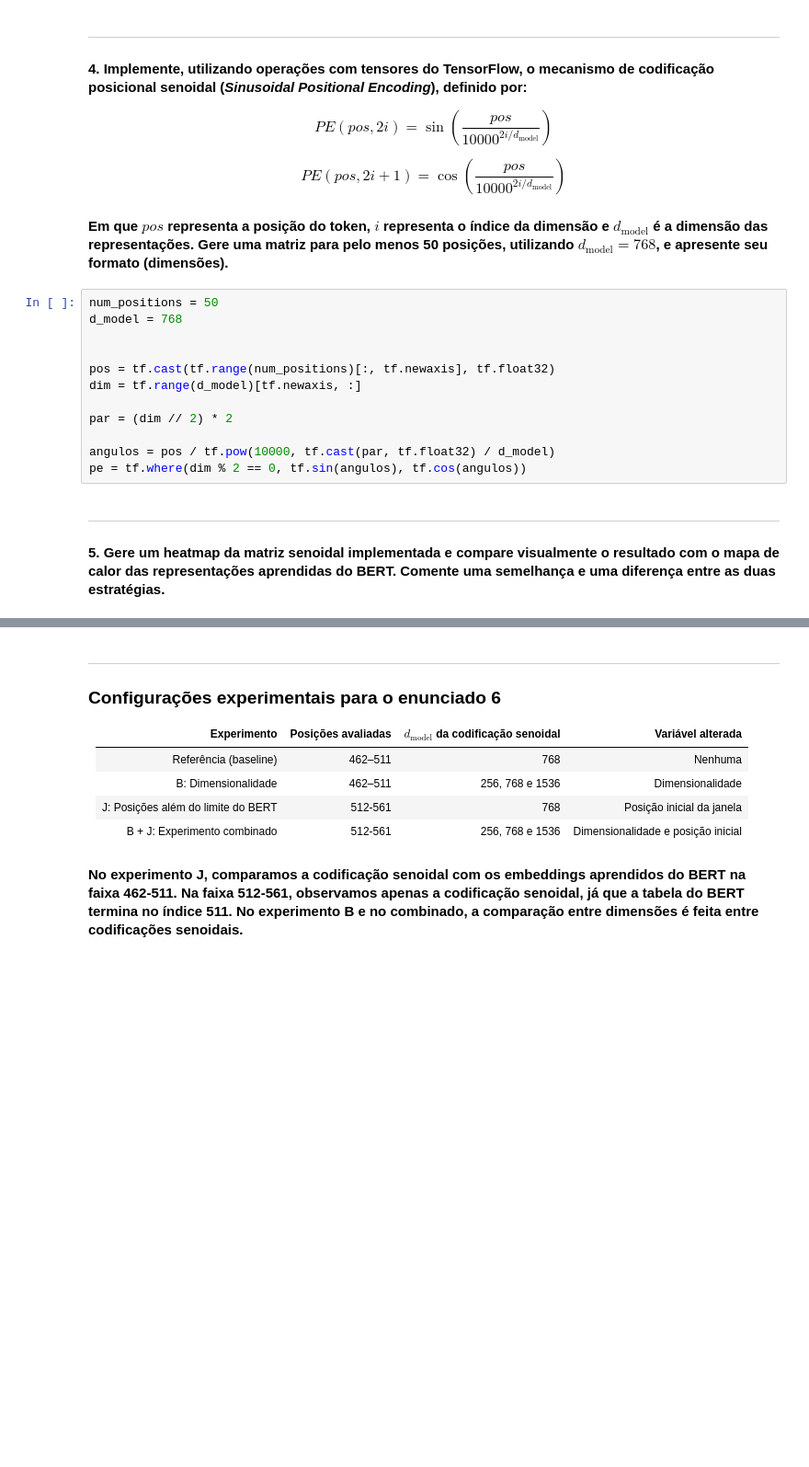
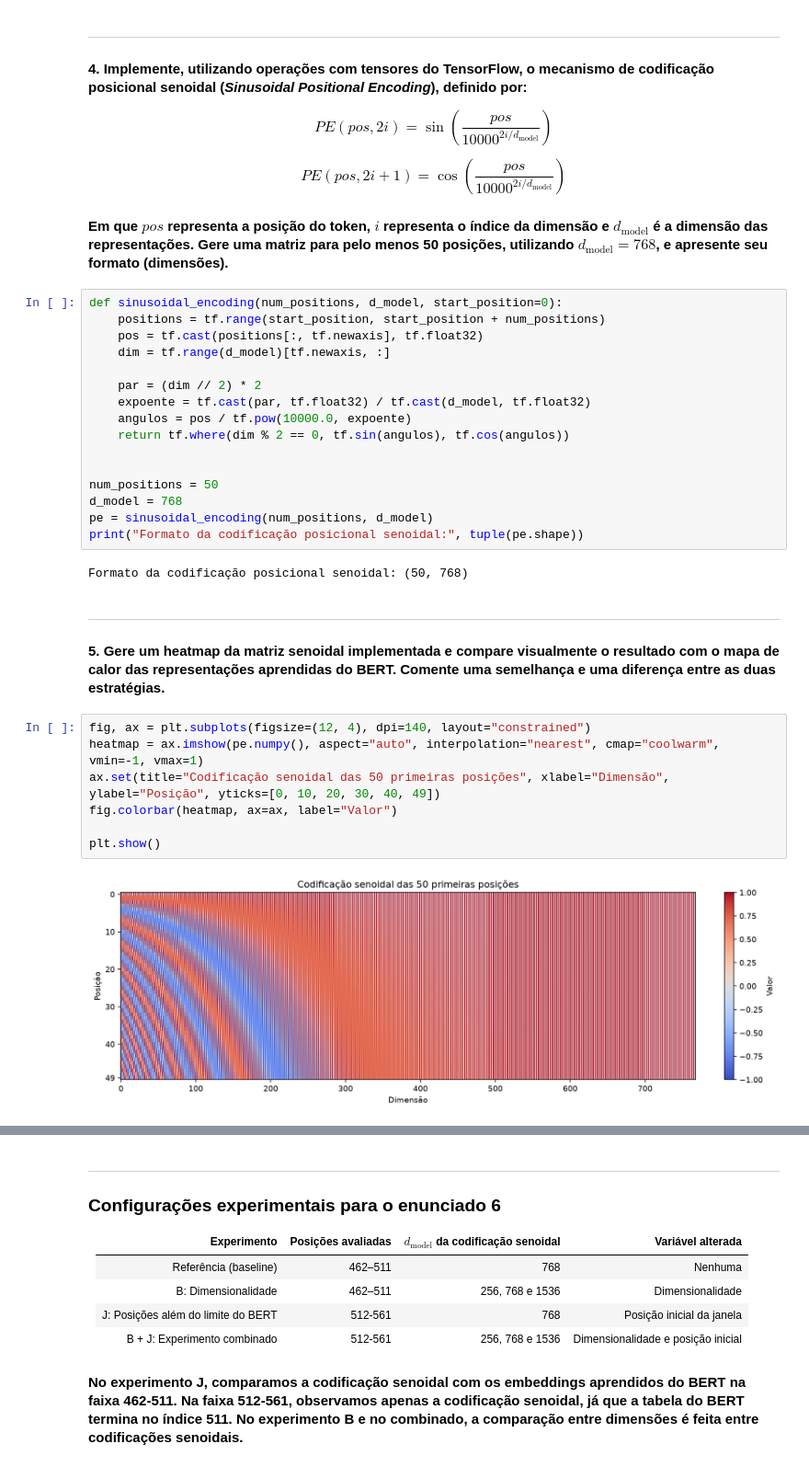
Before and after one commit to gabrielrech06/t3-deeplearning, a Jupyter notebook: trabalho_3.ipynb, the cells around one changed output, grey strips where cells are left out. Shown at 92% size. Saved outputs shown, nothing was run; the diff lists cells and outputs as text; blank space fills up the shorter version.

```diff
--- a/trabalho_3.ipynb
+++ b/trabalho_3.ipynb
@@ -256,21 +225,36 @@ $$
 
 #### Em que $pos$ representa a posição do token, $i$ representa o índice da dimensão e $d_{\mathrm{model}}$ é a dimensão das representações. Gere uma matriz para pelo menos 50 posições, utilizando $d_{\mathrm{model}} = 768$, e apresente seu formato (dimensões).
 # %%
+def sinusoidal_encoding(num_positions, d_model, start_position=0):
+    positions = tf.range(start_position, start_position + num_positions)
+    pos = tf.cast(positions[:, tf.newaxis], tf.float32)
+    dim = tf.range(d_model)[tf.newaxis, :]
+
+    par = (dim // 2) * 2
+    expoente = tf.cast(par, tf.float32) / tf.cast(d_model, tf.float32)
+    angulos = pos / tf.pow(10000.0, expoente)
+    return tf.where(dim % 2 == 0, tf.sin(angulos), tf.cos(angulos))
+
+
 num_positions = 50
 d_model = 768
-
-
-pos = tf.cast(tf.range(num_positions)[:, tf.newaxis], tf.float32)
-dim = tf.range(d_model)[tf.newaxis, :]
-
-par = (dim // 2) * 2
-
-angulos = pos / tf.pow(10000, tf.cast(par, tf.float32) / d_model)
-pe = tf.where(dim % 2 == 0, tf.sin(angulos), tf.cos(angulos))
+pe = sinusoidal_encoding(num_positions, d_model)
+print("Formato da codificação posicional senoidal:", tuple(pe.shape))
+# %% [output]
+Formato da codificação posicional senoidal: (50, 768)
 # %% [markdown]
 ---
 
 #### 5. Gere um heatmap da matriz senoidal implementada e compare visualmente o resultado com o mapa de calor das representações aprendidas do BERT. Comente uma semelhança e uma diferença entre as duas estratégias.
+# %%
+fig, ax = plt.subplots(figsize=(12, 4), dpi=140, layout="constrained")
+heatmap = ax.imshow(pe.numpy(), aspect="auto", interpolation="nearest", cmap="coolwarm", vmin=-1, vmax=1)
+ax.set(title="Codificação senoidal das 50 primeiras posições", xlabel="Dimensão", ylabel="Posição", yticks=[0, 10, 20, 30, 40, 49])
+fig.colorbar(heatmap, ax=ax, label="Valor")
+
+plt.show()
+# %% [output]
+[figure, added]
 # %%
 senoidal = np.asarray(pe)[:30]
 aprendida = position_embeddings_30
```
Also changed, not shown: parts of 13 cells of this notebook.
